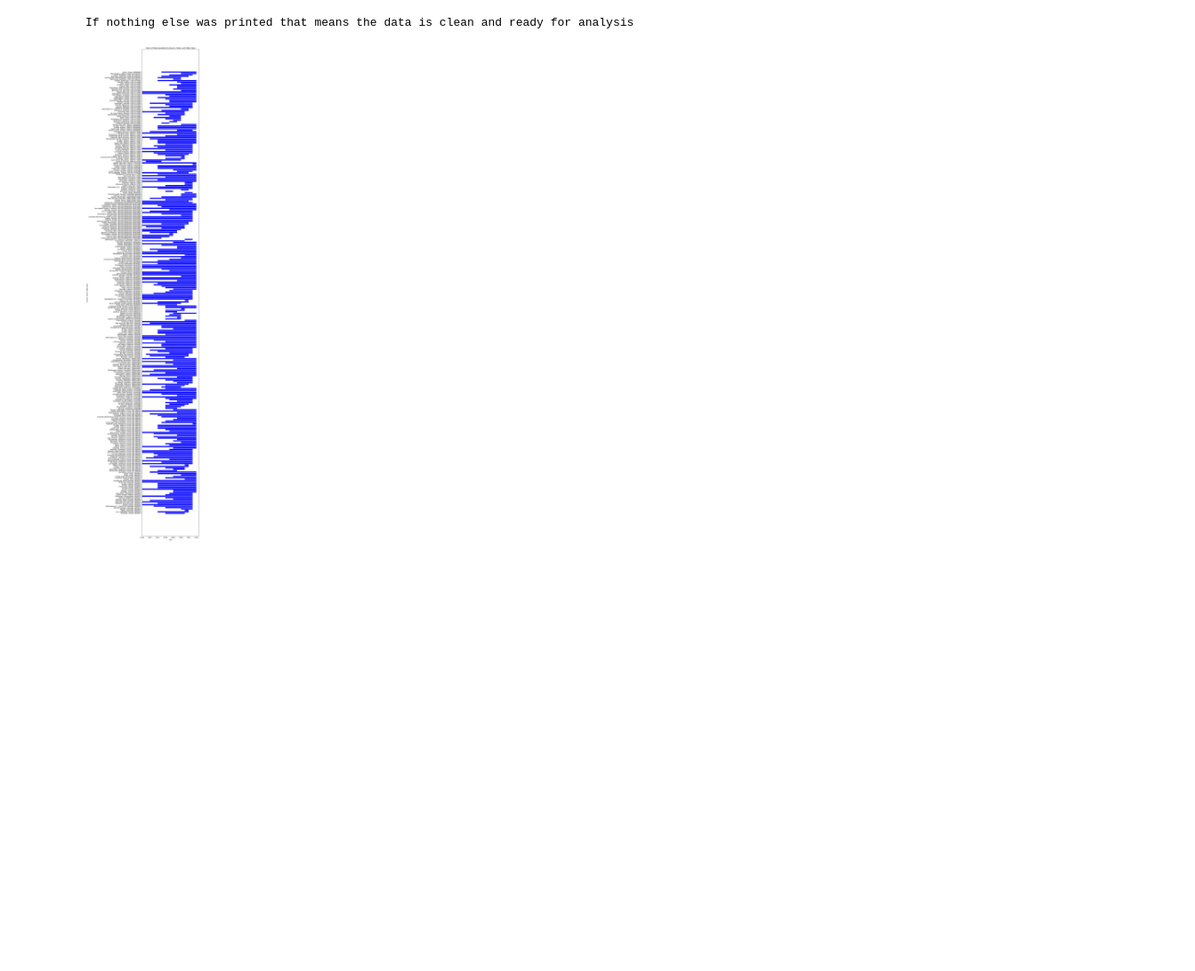
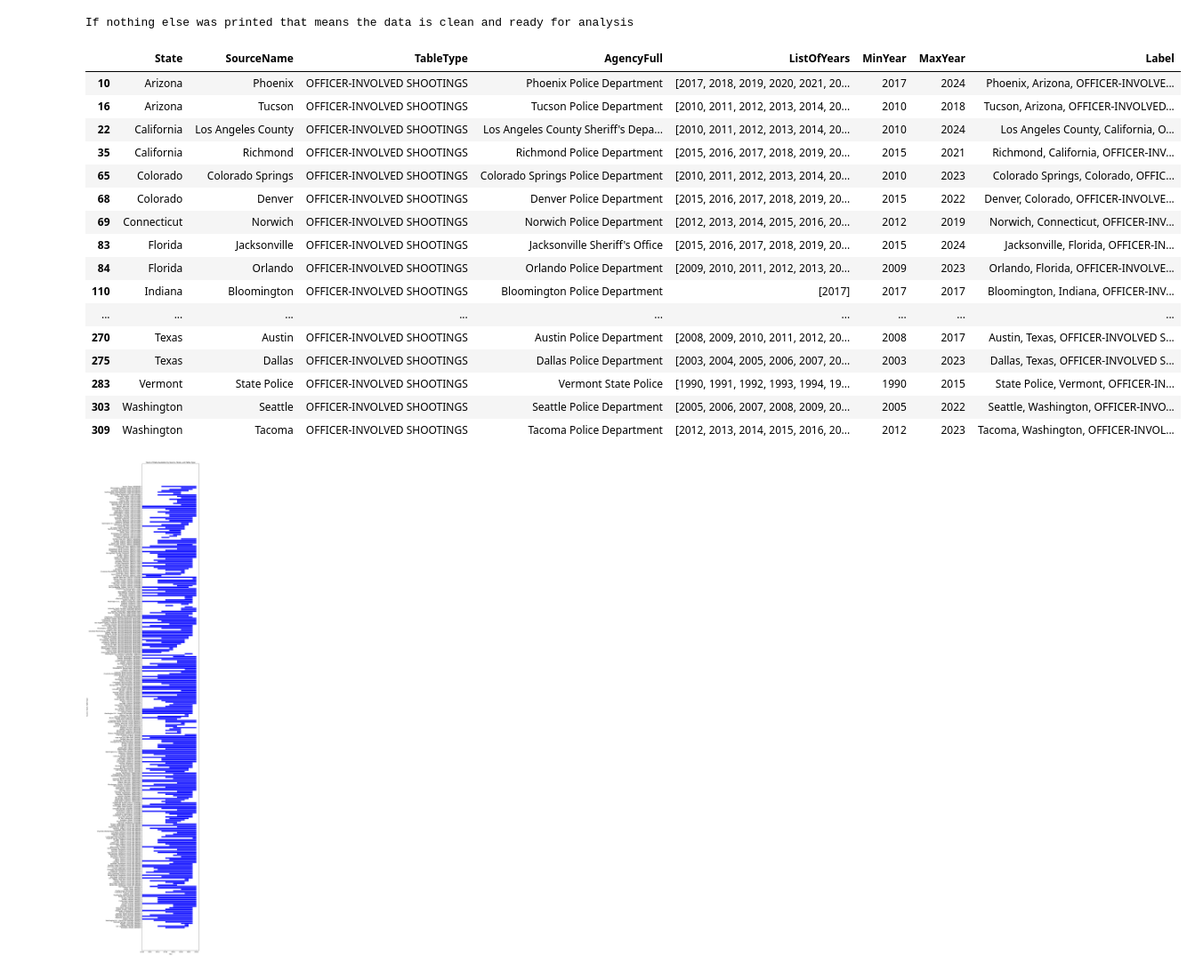
Before and after one commit to openpolicedata/opd-examples, a Jupyter notebook: finding_stopped_datasets.ipynb, the cells around one changed output. Shown at 89% size. Saved outputs shown, nothing was run; the diff lists cells and outputs as text; code cells hidden in the pictures; blank space fills up the shorter version.

Commit message:
Adding cross-check of OIS data with Mapping Police Violence Data

```diff
--- a/finding_stopped_datasets.ipynb
+++ b/finding_stopped_datasets.ipynb
@@ -41,7 +42,7 @@ Excluded 254 datasets
 # %%
 # Now we will organize the data to make it easier to analyze
 # Since we are interested in types datasets that have been stopped we want to focus on coverage start and end dates and the types
-selected_columns = ['State', 'SourceName', 'TableType', 'coverage_start', 'coverage_end']
+selected_columns = ['State', 'SourceName', 'TableType', 'coverage_start', 'coverage_end', 'AgencyFull']
 original_df = all_datasets[selected_columns].copy()
 
 # Drop rows with NaN values in 'coverage_start' and 'coverage_end' should be YEAR NONE
@@ -74,7 +75,7 @@ Number of records dropped with N/A in either coverage_start or coverage_end: 0
 
 # merge rows that have the same values by extending the 'ListOfYears' column values into a single list
 # Specifically this will merge table types that had " - " such as "USE OF FORCE - INCIDENTS" and "USE OF FORCE - SUBJECTS/OFFICERS"
-df = df.groupby(['State', 'SourceName', 'TableType']).agg({'ListOfYears': 'sum'}).reset_index()
+df = df.groupby(['State', 'SourceName', 'TableType','AgencyFull']).agg({'ListOfYears': 'sum'}).reset_index()
 # remove any duplicate years from the 'ListOfYears' column and sort the list
 df['ListOfYears'] = df['ListOfYears'].apply(lambda x: sorted(list(set(x))))
 
@@ -122,6 +123,65 @@ else:
 print("If nothing else was printed that means the data is clean and ready for analysis")
 # %% [output]
 If nothing else was printed that means the data is clean and ready for analysis
+# %%
+clean_ois = True
+if clean_ois:
+    keep = pd.Series(True, index=df.index)
+    src = opd.Source("Mapping Police Violence")
+    t = src.load("USE OF FORCE", "MULTIPLE")
+    t.standardize()
+
+    df_ois = t.table
+
+    # Only keep killings via Gunshot. Others might not be included in OIS list
+    df_ois = df_ois[df_ois['Cause of death']=='Gunshot']
+
+    for i in df[df['TableType']=='OFFICER-INVOLVED SHOOTINGS'].index:
+        if df.loc[i,'MaxYear'] >= current_year:
+            continue
+
+        state_abbrev = opd.defs.states[df.loc[i, 'State']]
+        df_coarse = df_ois[df_ois['State']==state_abbrev]
+        df_coarse = df_coarse[df_coarse['AGENCY'].str.lower().str.contains(df.loc[i, 'SourceName'].lower())]
+
+        num_coarse = len(df_coarse)
+
+        agencies = df_coarse['AGENCY'].apply(lambda x: re.sub(rf'\s\(?{state_abbrev}\)?\s', ' ', x, flags=re.IGNORECASE)).str.lower()
+        df_cur = df_coarse[agencies.str.contains(df.loc[i, 'AgencyFull'].lower())]
+
+        if len(df_cur)==0:
+            if num_coarse>0:
+                print("Error searching for PD?")
+                break
+        else:
+            if df_cur['DATE'].max().year>=df.loc[i,'MaxYear']:
+                continue
+
+        keep.loc[i] = False
+        print(f"{i}: Removing {df.loc[i, 'SourceName']}, {df.loc[i, 'State']}")
+
+df = df[keep]
+# %%
+
+df[df['TableType']=='OFFICER-INVOLVED SHOOTINGS']
+# %% [output]
+|  | State | SourceName | TableType | AgencyFull | ListOfYears | MinYear | MaxYear | Label |
+| 10 | Arizona | Phoenix | OFFICER-INVOLVED SHOOTINGS | Phoenix Police Department | [2017, 2018, 2019, 2020, 2021, 20... | 2017 | 2024 | Phoenix, Arizona, OFFICER-INVOLVE... |
+| 16 | Arizona | Tucson | OFFICER-INVOLVED SHOOTINGS | Tucson Police Department | [2010, 2011, 2012, 2013, 2014, 20... | 2010 | 2018 | Tucson, Arizona, OFFICER-INVOLVED... |
+| 22 | California | Los Angeles County | OFFICER-INVOLVED SHOOTINGS | Los Angeles County Sheriff's Depa... | [2010, 2011, 2012, 2013, 2014, 20... | 2010 | 2024 | Los Angeles County, California, O... |
+| 35 | California | Richmond | OFFICER-INVOLVED SHOOTINGS | Richmond Police Department | [2015, 2016, 2017, 2018, 2019, 20... | 2015 | 2021 | Richmond, California, OFFICER-INV... |
+| 65 | Colorado | Colorado Springs | OFFICER-INVOLVED SHOOTINGS | Colorado Springs Police Department | [2010, 2011, 2012, 2013, 2014, 20... | 2010 | 2023 | Colorado Springs, Colorado, OFFIC... |
+| 68 | Colorado | Denver | OFFICER-INVOLVED SHOOTINGS | Denver Police Department | [2015, 2016, 2017, 2018, 2019, 20... | 2015 | 2022 | Denver, Colorado, OFFICER-INVOLVE... |
+| 69 | Connecticut | Norwich | OFFICER-INVOLVED SHOOTINGS | Norwich Police Department | [2012, 2013, 2014, 2015, 2016, 20... | 2012 | 2019 | Norwich, Connecticut, OFFICER-INV... |
+| 83 | Florida | Jacksonville | OFFICER-INVOLVED SHOOTINGS | Jacksonville Sheriff's Office | [2015, 2016, 2017, 2018, 2019, 20... | 2015 | 2024 | Jacksonville, Florida, OFFICER-IN... |
+| 84 | Florida | Orlando | OFFICER-INVOLVED SHOOTINGS | Orlando Police Department | [2009, 2010, 2011, 2012, 2013, 20... | 2009 | 2023 | Orlando, Florida, OFFICER-INVOLVE... |
+| 110 | Indiana | Bloomington | OFFICER-INVOLVED SHOOTINGS | Bloomington Police Department | [2017] | 2017 | 2017 | Bloomington, Indiana, OFFICER-INV... |
+| ... | ... | ... | ... | ... | ... | ... | ... | ... |
+| 270 | Texas | Austin | OFFICER-INVOLVED SHOOTINGS | Austin Police Department | [2008, 2009, 2010, 2011, 2012, 20... | 2008 | 2017 | Austin, Texas, OFFICER-INVOLVED S... |
+| 275 | Texas | Dallas | OFFICER-INVOLVED SHOOTINGS | Dallas Police Department | [2003, 2004, 2005, 2006, 2007, 20... | 2003 | 2023 | Dallas, Texas, OFFICER-INVOLVED S... |
+| 283 | Vermont | State Police | OFFICER-INVOLVED SHOOTINGS | Vermont State Police | [1990, 1991, 1992, 1993, 1994, 19... | 1990 | 2015 | State Police, Vermont, OFFICER-IN... |
+| 303 | Washington | Seattle | OFFICER-INVOLVED SHOOTINGS | Seattle Police Department | [2005, 2006, 2007, 2008, 2009, 20... | 2005 | 2022 | Seattle, Washington, OFFICER-INVO... |
+| 309 | Washington | Tacoma | OFFICER-INVOLVED SHOOTINGS | Tacoma Police Department | [2012, 2013, 2014, 2015, 2016, 20... | 2012 | 2023 | Tacoma, Washington, OFFICER-INVOL... |
 # %%
 plot_df= df.copy()
 
```
Also changed, not shown: parts of 4 cells of this notebook.
